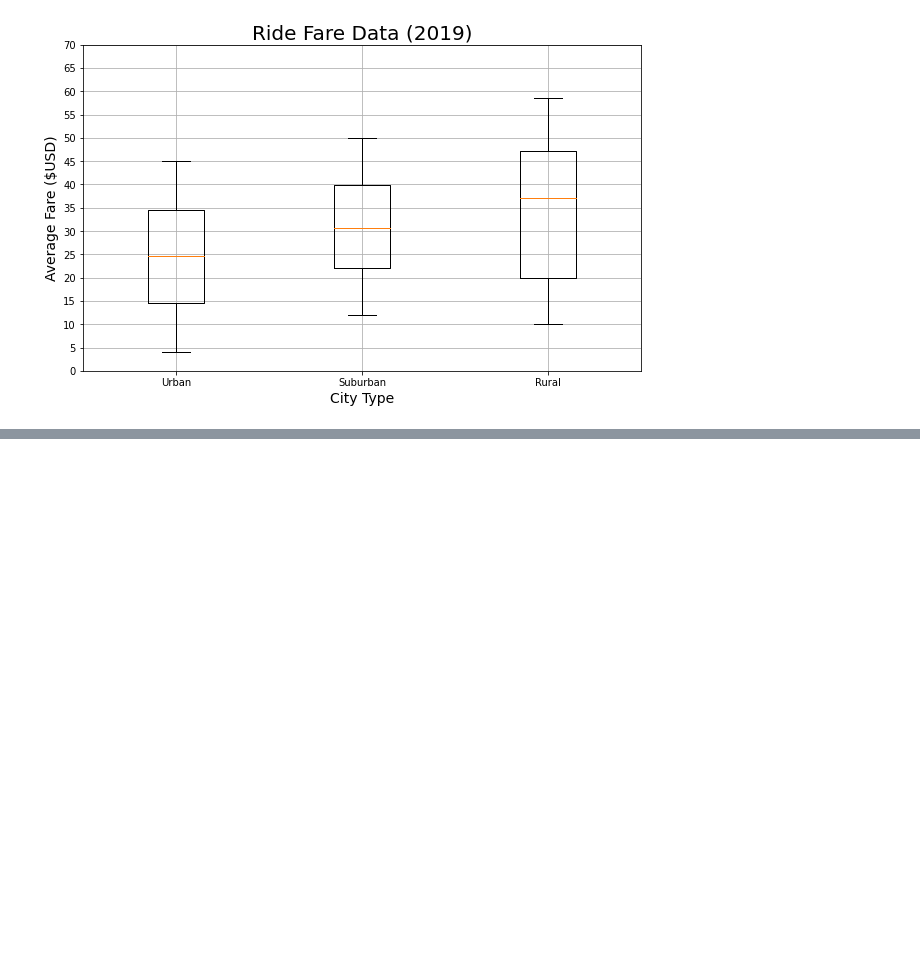
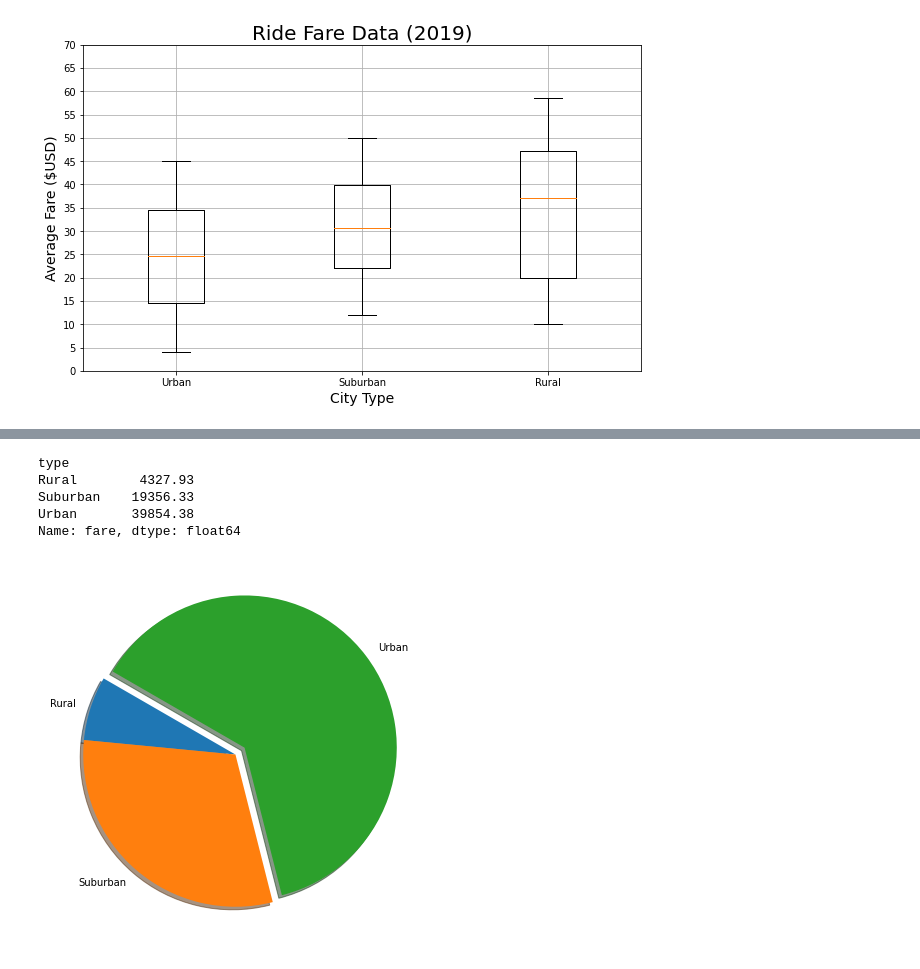
Before and after one commit to bradydwilton/PyBer_Analysis, a Jupyter notebook: PyBer.ipynb, the cells around one changed output, grey strips where cells are left out. Cells and saved outputs as stored; diff of their text form; code cells hidden in the pictures; blank space fills up the shorter version.

```diff
--- a/PyBer.ipynb
+++ b/PyBer.ipynb
@@ -539,0 +558,19 @@ plt.show()
+# %%
+total_fare_df = city_ride_df.groupby('type').sum()['fare']
+total_fare_df
+# %% [output]
+type
+Rural        4327.93
+Suburban    19356.33
+Urban       39854.38
+Name: fare, dtype: float64
+# %%
+fig, ax=plt.subplots(figsize=(7,7))
+ax.pie(total_fare_df,
+        labels = total_fare_df.index,
+        startangle=150,
+        shadow=2,
+        explode=[0,0,0.075])
+plt.show()
+# %% [output]
+[figure, added]
```
Also changed, not shown: parts of 3 cells of this notebook, 3 other files.
